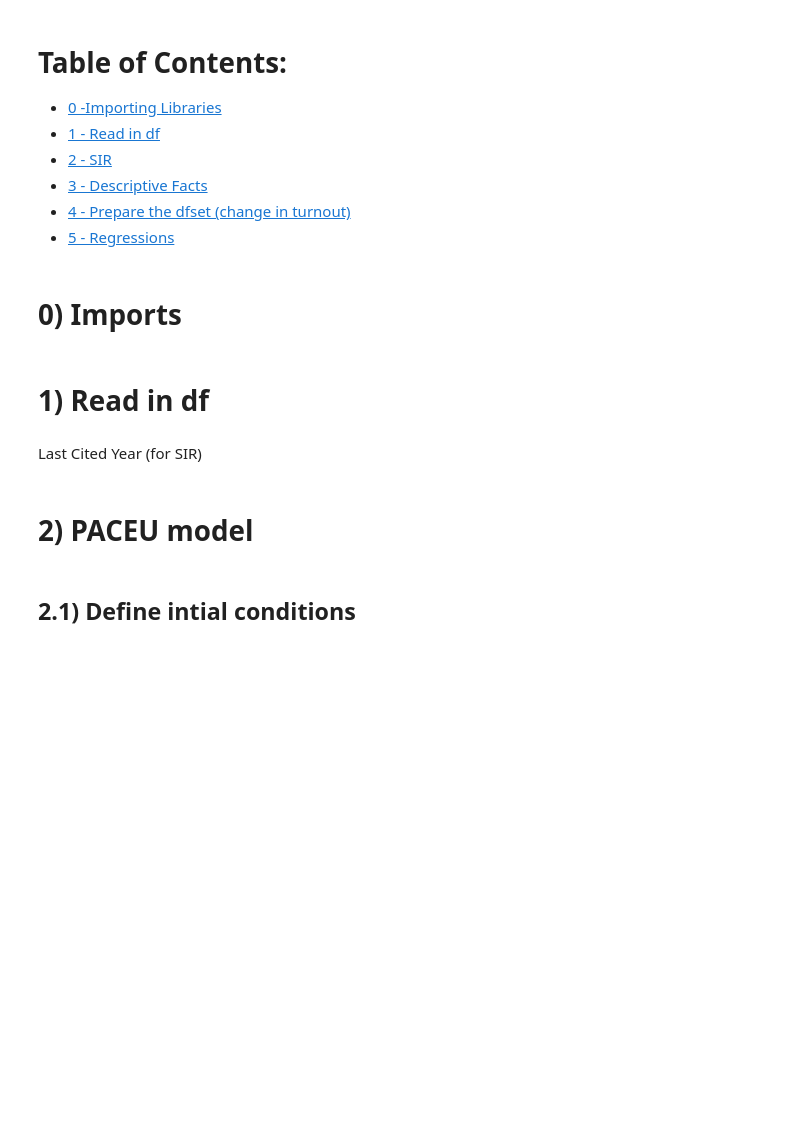
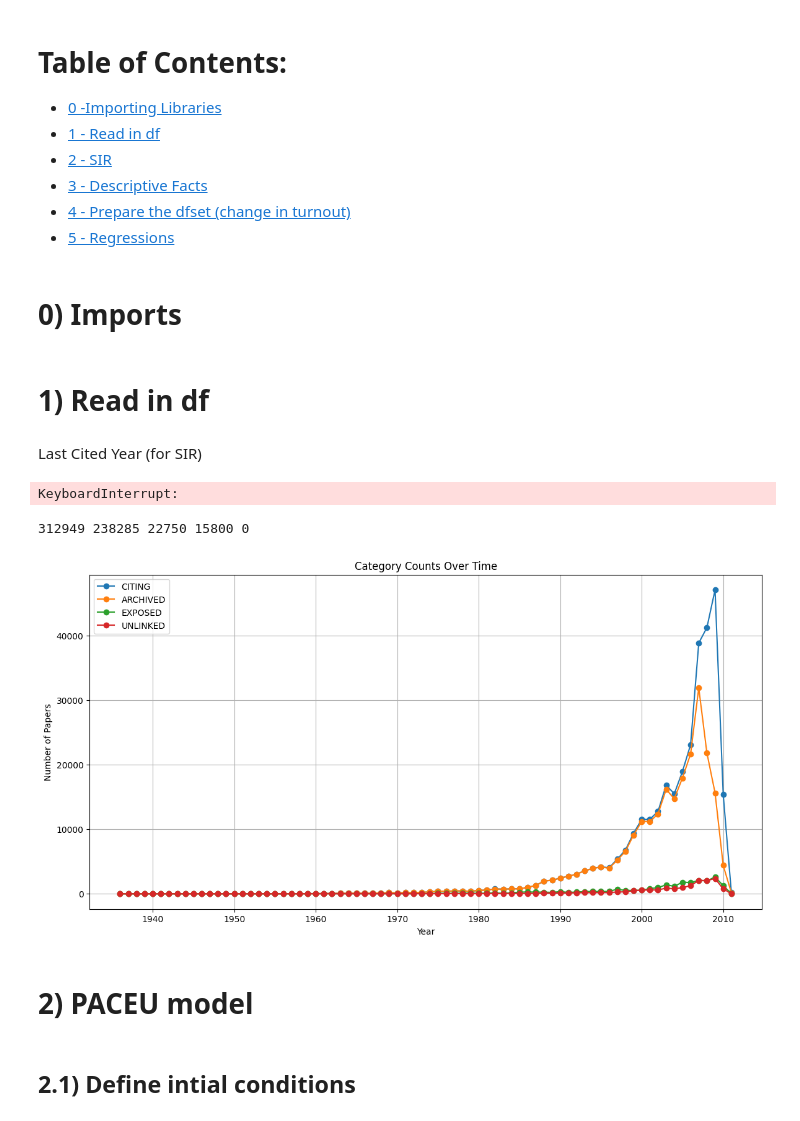
Before and after one commit to MattHAndrews/115, a Jupyter notebook: testv2 copy.ipynb, the cells around one changed output. Cells and saved outputs as stored; diff of their text form; code cells hidden in the pictures; blank space fills up the shorter version.

```diff
--- a/testv2 copy.ipynb
+++ b/testv2 copy.ipynb
@@ -27,7 +31,7 @@ df = []
 keys = ['#*', '#@', '#t', '#c', '#index', '#%', '#!']
 
 # Open the file and read the contents
-with open('small.txt', 'r', encoding='ISO-8859-1') as file:
+with open(txt_file, 'r', encoding='ISO-8859-1') as file:
     current_paper = {}
     for line in file:
         line = line.strip()
@@ -99,13 +104,3 @@ total_authors = len(unique_authors) - 1 if '' in unique_authors else len(unique_
 
 # Fill missing Venue values with "Unknown"
 df['Venue'] = df['Venue'].fillna("Unknown")
-
-# Determine CITING based on whether References is populated
-df['Citing'] = df['References'].notna()
-
-# Determine ARCHIVED status based on Last Cited Year
-latest_year = df['Year'].max()  # Get the latest year in the dfset
-df['Archived'] = df.apply(lambda x: x['Last Cited Year'] < (latest_year - 5) if pd.notna(x['Last Cited Year']) else False, axis=1)
-
-# Simulating UNLINKED papers, assume a 5% error rate for now
-df['Unlinked'] = df['Citing'] & (np.random.rand(len(df)) < 0.05)
@@ -126,13 +145,46 @@ def is_high_impact(venue):
         return True
     return False
 
+high_impact_threshold = 10  # From online
+
 # Classify papers based on the defined criteria
 df['CITING'] = df['References'].notna()
-df['ARCHIVED'] = (df['Last Cited Year'] < (df['Year'].max() - 5)) & df['Last Cited Year'].notna()
-df['EXPOSED'] = df['Venue'].apply(is_high_impact)
-df['UNLINKED'] = df['Unlinked']  # This is already a boolean flag in the dfset
+df['ARCHIVED'] = df.apply(lambda x: (df['Year'].max() - x['Last Cited Year'] >= 5) if pd.notna(x['Last Cited Year']) else False, axis=1)
+df['EXPOSED'] = df['Venue'].apply(is_high_impact) | (df['citation_count_within_3_years'] >= high_impact_threshold)
+df['UNLINKED'] = df['CITING'] & (np.random.rand(len(df)) < 0.05)
 df["PENDING"] = False
 # PENDING (P) category cannot be directly modeled from the df as it pertains to future papers
+# %% [output]
+KeyboardInterrupt:
+# %%
+print(len(df[df['CITING'] == True]), len(df[df['ARCHIVED'] == True]), len(df[df['EXPOSED'] == True]),
+      len(df[df['UNLINKED'] == True]), len(df[df['PENDING'] == True]))
+# %% [output]
+312949 238285 22750 15800 0
+# %%
+# Group by year and count each category
+yearly_data = df.groupby('Year').agg({
+    'CITING': 'sum',
+    'ARCHIVED': 'sum',
+    'EXPOSED': 'sum',
+    'UNLINKED': 'sum'
+}).reset_index()
+
+# Plotting
+plt.figure(figsize=(14, 7))
+plt.plot(yearly_data['Year'], yearly_data['CITING'], label='CITING', marker='o')
+plt.plot(yearly_data['Year'], yearly_data['ARCHIVED'], label='ARCHIVED', marker='o')
+plt.plot(yearly_data['Year'], yearly_data['EXPOSED'], label='EXPOSED', marker='o')
+plt.plot(yearly_data['Year'], yearly_data['UNLINKED'], label='UNLINKED', marker='o')
+
+plt.title('Category Counts Over Time')
+plt.xlabel('Year')
+plt.ylabel('Number of Papers')
+plt.legend()
+plt.grid(True)
+plt.show()
+# %% [output]
+[figure, added]
 # %% [markdown]
 # 2) PACEU model <a class="anchor" id="2"></a>
 # %%
```
Also changed, not shown: parts of 15 cells of this notebook.
